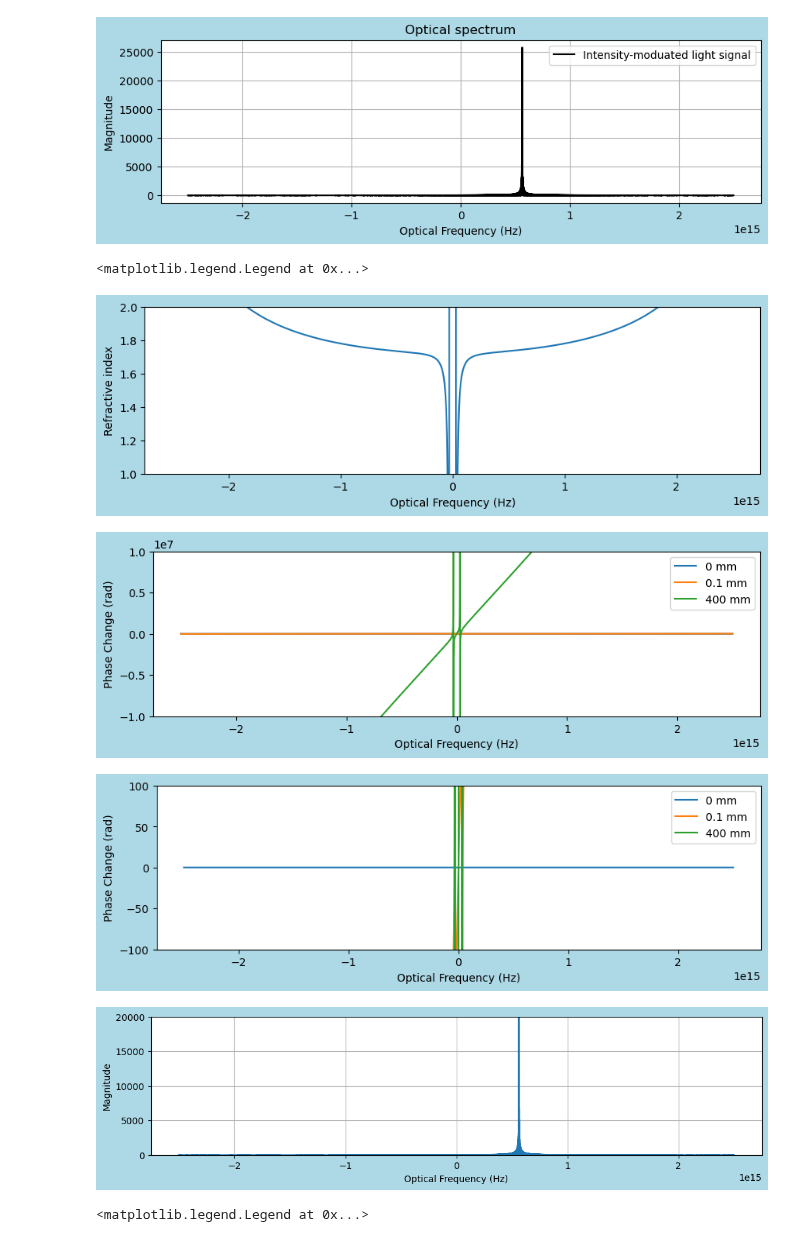
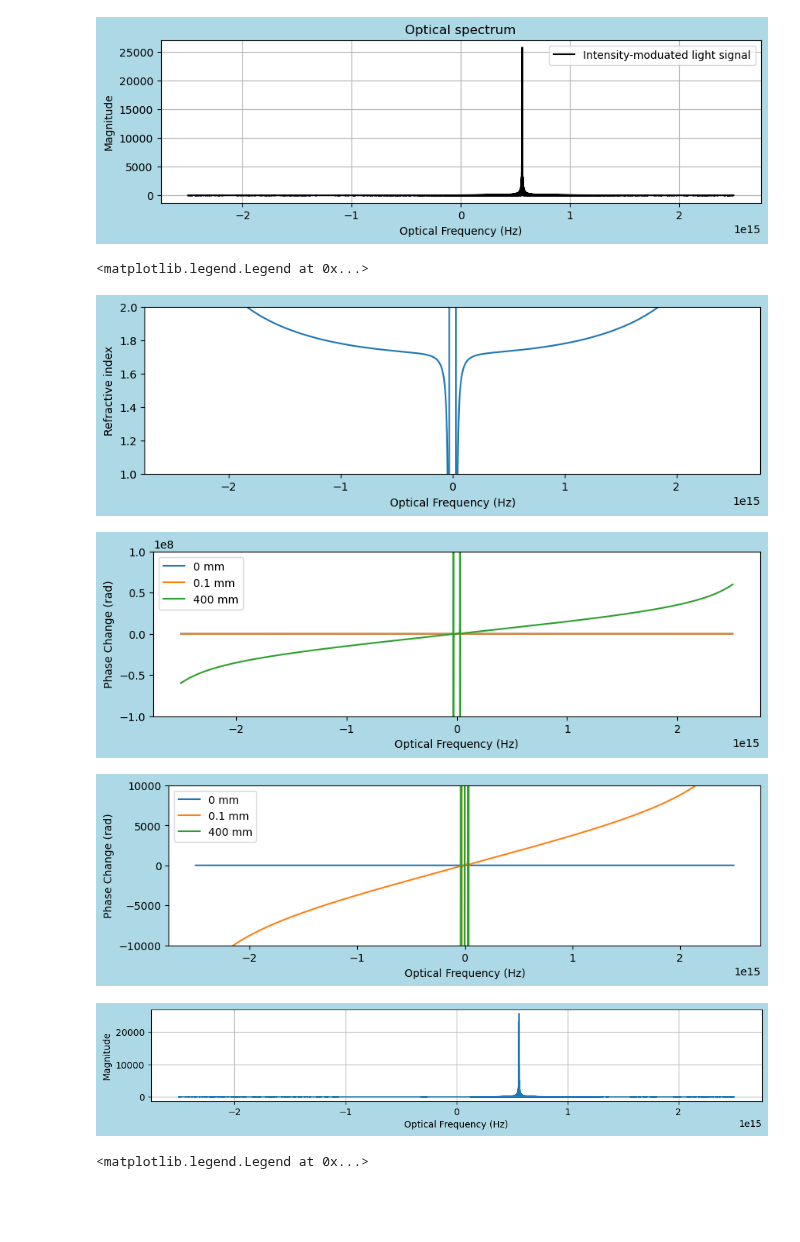
Before and after one commit to tacticstactics/Optical-pulse-broadening, a Jupyter notebook: optical_pulse_broadening_optical_fibers.ipynb, the cells around one changed output. Saved outputs shown, nothing was run; the diff lists cells and outputs as text; code cells hidden in the pictures; blank space fills up the shorter version.

```diff
--- a/optical_pulse_broadening_optical_fibers.ipynb
+++ b/optical_pulse_broadening_optical_fibers.ipynb
@@ -336,7 +336,7 @@ ax2_1.plot(optical_frequencies, phase_change_thickness_1, label='0 mm')
 ax2_1.plot(optical_frequencies, phase_change_thickness_2, label='0.1 mm')
 ax2_1.plot(optical_frequencies, phase_change_thickness_3, label='400 mm')
 ax2_1.set_xlabel("Optical Frequency (Hz)")
-ax2_1.set_ylim(-1e7,1e7)
+ax2_1.set_ylim(-1e8,1e8)
 ax2_1.set_ylabel("Phase Change (rad)")
 ax2_1.legend()
 
@@ -347,35 +347,35 @@ ax3_1.plot(optical_frequencies, phase_change_thickness_1, label='0 mm')
 ax3_1.plot(optical_frequencies, phase_change_thickness_2, label='0.1 mm')
 ax3_1.plot(optical_frequencies, phase_change_thickness_3, label='400 mm')
 ax3_1.set_xlabel("Optical Frequency (Hz)")
-ax3_1.set_ylim(-100,100)
+ax3_1.set_ylim(-10000,10000)
 ax3_1.set_ylabel("Phase Change (rad)")
 ax3_1.legend()
 # %% [output]
 <matplotlib.legend.Legend at 0x...>
 [figure]
-[figure, old version]
+[figure, new version]
-[figure, old version]
+[figure, new version]
 # %%
 mag1 = np.cos(phase_change_thickness_1) + 1j*np.sin(phase_change_thickness_1)
 mag2 = np.cos(phase_change_thickness_2) + 1j*np.sin(phase_change_thickness_2)
 mag3 = np.cos(phase_change_thickness_3) + 1j*np.sin(phase_change_thickness_3)
 
 #Y_freq = fft_random_analog_signal
 Y_freq_1 = mag1 * fft_random_analog_signal
 Y_freq_2 = mag2 * fft_random_analog_signal
 Y_freq_3 = mag3 * fft_random_analog_signal
 
-fig1 = plt.figure(figsize = (12,6), facecolor='lightblue')
+fig1 = plt.figure(figsize = (12,4), facecolor='lightblue')
 ax1_1 = fig1.add_subplot(2, 1, 1)
 
 ax1_1.plot(optical_frequencies, np.abs(Y_freq_1), )
 ax1_1.set_xlabel("Optical Frequency (Hz)")
 ax1_1.set_ylabel('Magnitude')
 #ax1_1.set_xlim(200e12, 800e12)
-ax1_1.set_ylim(-1, 20000)
+#ax1_1.set_ylim(-1, 20000)
 ax1_1.grid()
 # %% [output]
-[figure, old version]
+[figure, new version]
 # %%
 
 Y_freq_1_unshifted = ifftshift(Y_freq_1)
```
Also changed, not shown: 1 other file.
